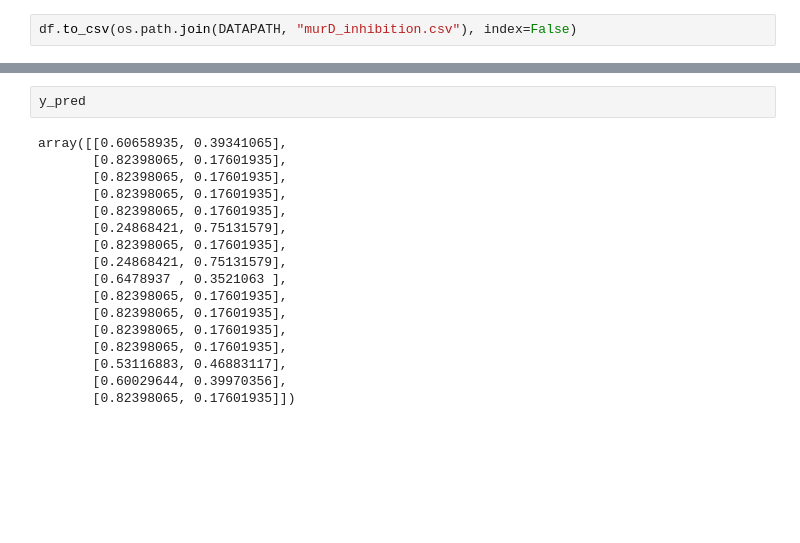
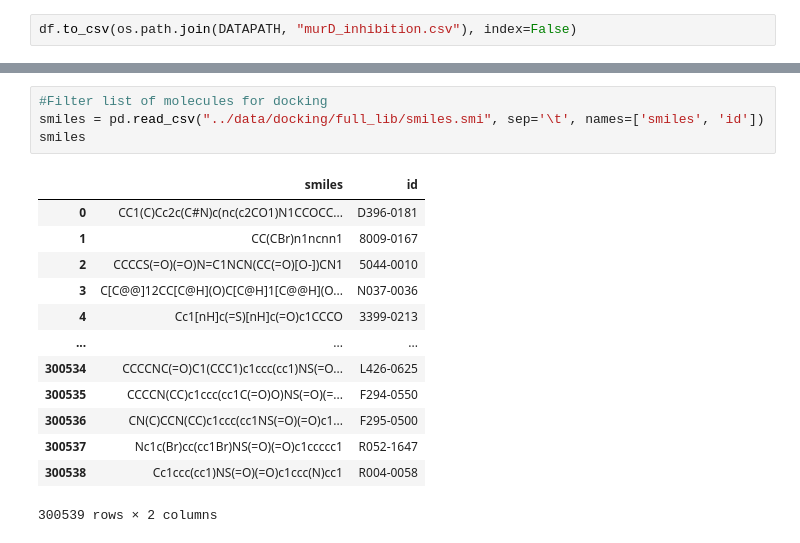
Before and after one commit to ersilia-os/osa-murd, a Jupyter notebook: notebooks/data_exploration.ipynb, the cells around one changed output, grey strips where cells are left out. Saved outputs shown, nothing was run; the diff lists cells and outputs as text; blank space fills up the shorter version.

Commit message:
clean inhibition data

```diff
--- a/notebooks/data_exploration.ipynb
+++ b/notebooks/data_exploration.ipynb
@@ -94,19 +93,18 @@ mdl._auroc
-# %%
-y_pred
-# %% [output]
-array([[0.60658935, 0.39341065],
-       [0.82398065, 0.17601935],
-       [0.82398065, 0.17601935],
-       [0.82398065, 0.17601935],
-       [0.82398065, 0.17601935],
-       [0.24868421, 0.75131579],
-       [0.82398065, 0.17601935],
-       [0.24868421, 0.75131579],
-       [0.6478937 , 0.3521063 ],
-       [0.82398065, 0.17601935],
-       [0.82398065, 0.17601935],
-       [0.82398065, 0.17601935],
-       [0.82398065, 0.17601935],
-       [0.53116883, 0.46883117],
-       [0.60029644, 0.39970356],
-       [0.82398065, 0.17601935]])
+# %%
+#Filter list of molecules for docking
+smiles = pd.read_csv("../data/docking/full_lib/smiles.smi", sep='\t', names=['smiles', 'id'])
+smiles
+# %% [output]
+|  | smiles | id |
+| 0 | CC1(C)Cc2c(C#N)c(nc(c2CO1)N1CCOCC... | D396-0181 |
+| 1 | CC(CBr)n1ncnn1 | 8009-0167 |
+| 2 | CCCCS(=O)(=O)N=C1NCN(CC(=O)[O-])CN1 | 5044-0010 |
+| 3 | C[C@@]12CC[C@H](O)C[C@H]1[C@@H](O... | N037-0036 |
+| 4 | Cc1[nH]c(=S)[nH]c(=O)c1CCCO | 3399-0213 |
+| ... | ... | ... |
+| 300534 | CCCCNC(=O)C1(CCC1)c1ccc(cc1)NS(=O... | L426-0625 |
+| 300535 | CCCCN(CC)c1ccc(cc1C(=O)O)NS(=O)(=... | F294-0550 |
+| 300536 | CN(C)CCN(CC)c1ccc(cc1NS(=O)(=O)c1... | F295-0500 |
+| 300537 | Nc1c(Br)cc(cc1Br)NS(=O)(=O)c1ccccc1 | R052-1647 |
+| 300538 | Cc1ccc(cc1)NS(=O)(=O)c1ccc(N)cc1 | R004-0058 |
+300539 rows × 2 columns
```
Also changed, not shown: parts of 5 cells of this notebook, 1 other file.
